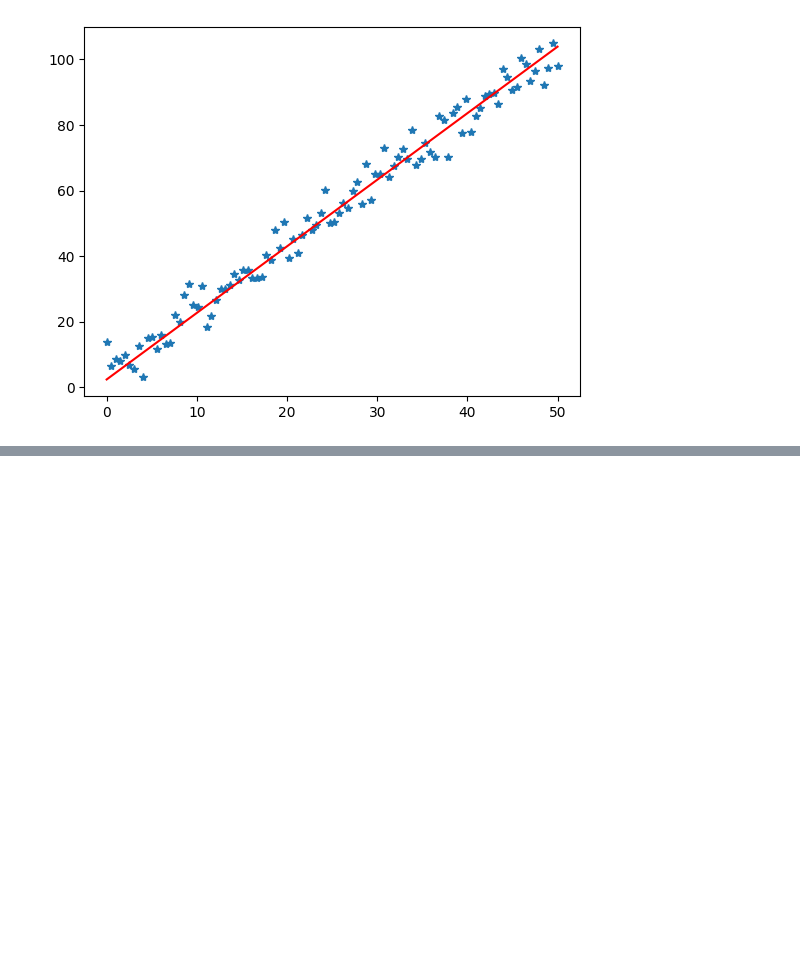
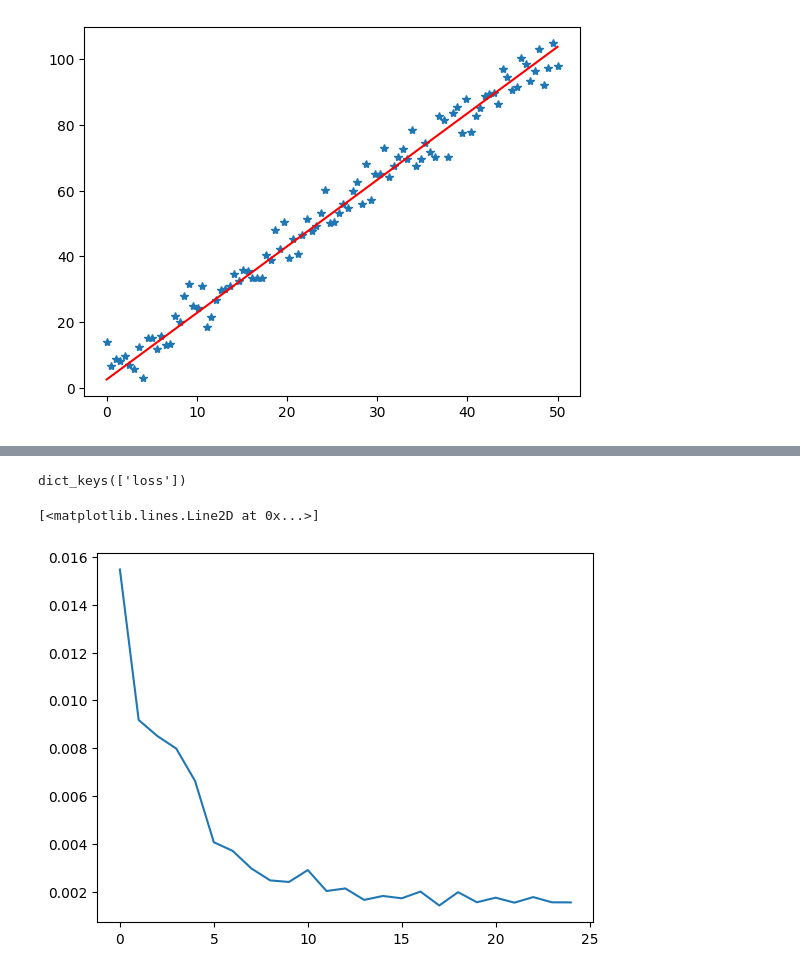
Before and after one commit to preinpost/udemy-timeseries-analysis, a Jupyter notebook: section9.ipynb, the cells around one changed output, grey strips where cells are left out. Saved outputs shown, nothing was run; the diff lists cells and outputs as text; code cells hidden in the pictures; blank space fills up the shorter version.

```diff
--- a/section9.ipynb
+++ b/section9.ipynb
@@ -140,0 +211,3 @@ mean_squared_error(y,y_pred)
+# %%
+scaled_train = scaler.transform(train)
+scaled_test = scaler.transform(test)
@@ -140,0 +259,13 @@ mean_squared_error(y,y_pred)
+# %%
+n_input = 12
+n_features = 1
+
+# 이렇게 정의하면 12개월 치 데이터를 13번째 개월을 예측하기전에 볼 수 있음
+
+train_generator = TimeseriesGenerator(scaled_train, scaled_train, length=n_input, batch_size=n_features)
+# %%
+model = Sequential()
+
+model.add(LSTM(150, activation='relu', input_shape=(n_input,n_features)))
+model.add(Dense(1))
+model.compile(optimizer='adam', loss='mse')
@@ -140,0 +286,3 @@ mean_squared_error(y,y_pred)
+# %%
+# 하나의 에포크는 전체 훈련 데이터에 대해 훈련함
+model.fit(train_generator, epochs=25)
@@ -140,0 +310,11 @@ mean_squared_error(y,y_pred)
+# %%
+model.history.history.keys()
+# %% [output]
+dict_keys(['loss'])
+# %%
+myloss = model.history.history['loss']
+
+plt.plot(range(len(myloss)), myloss)
+# %% [output]
+[<matplotlib.lines.Line2D at 0x...>]
+[figure, added]
```
Also changed, not shown: parts of 63 cells of this notebook, 1 other file.
